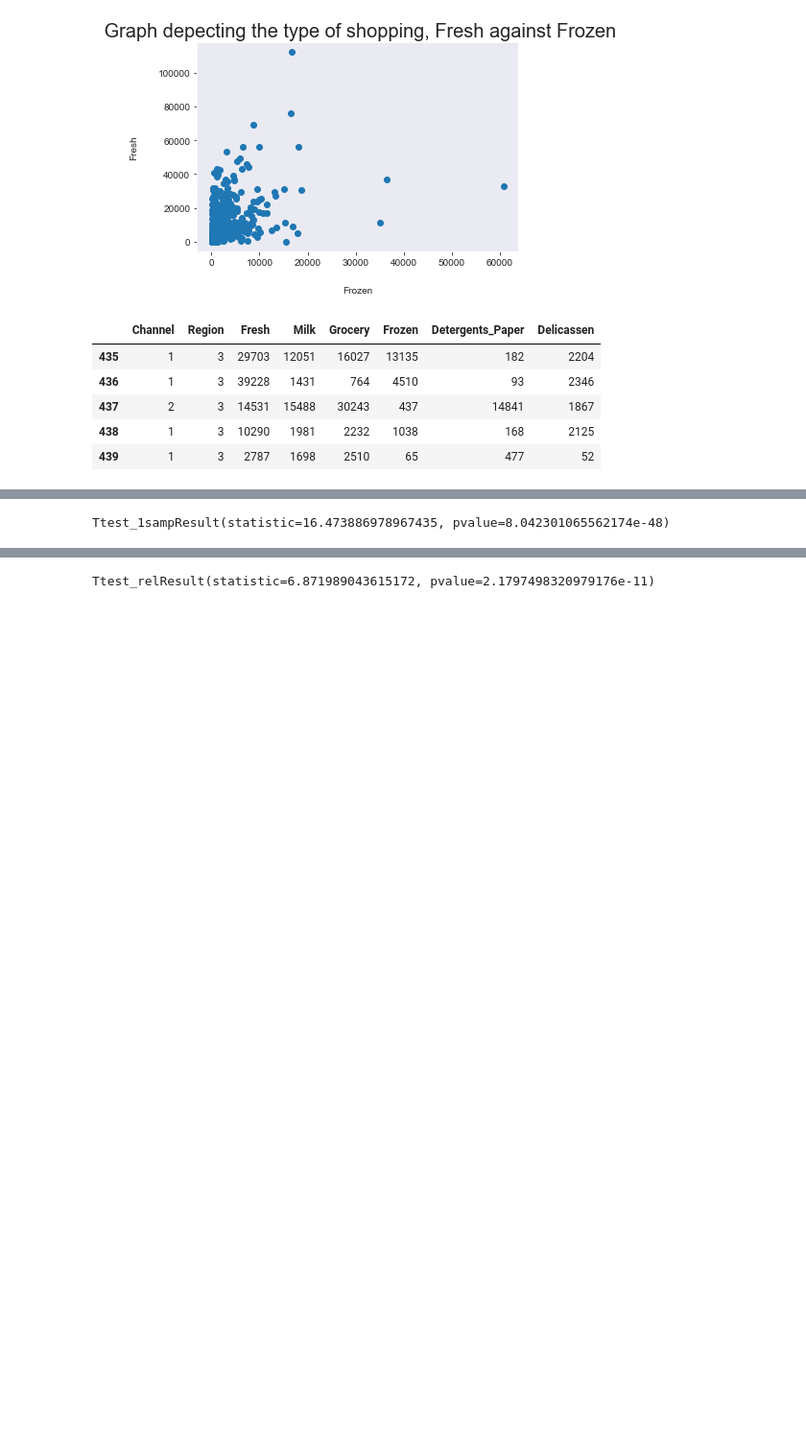
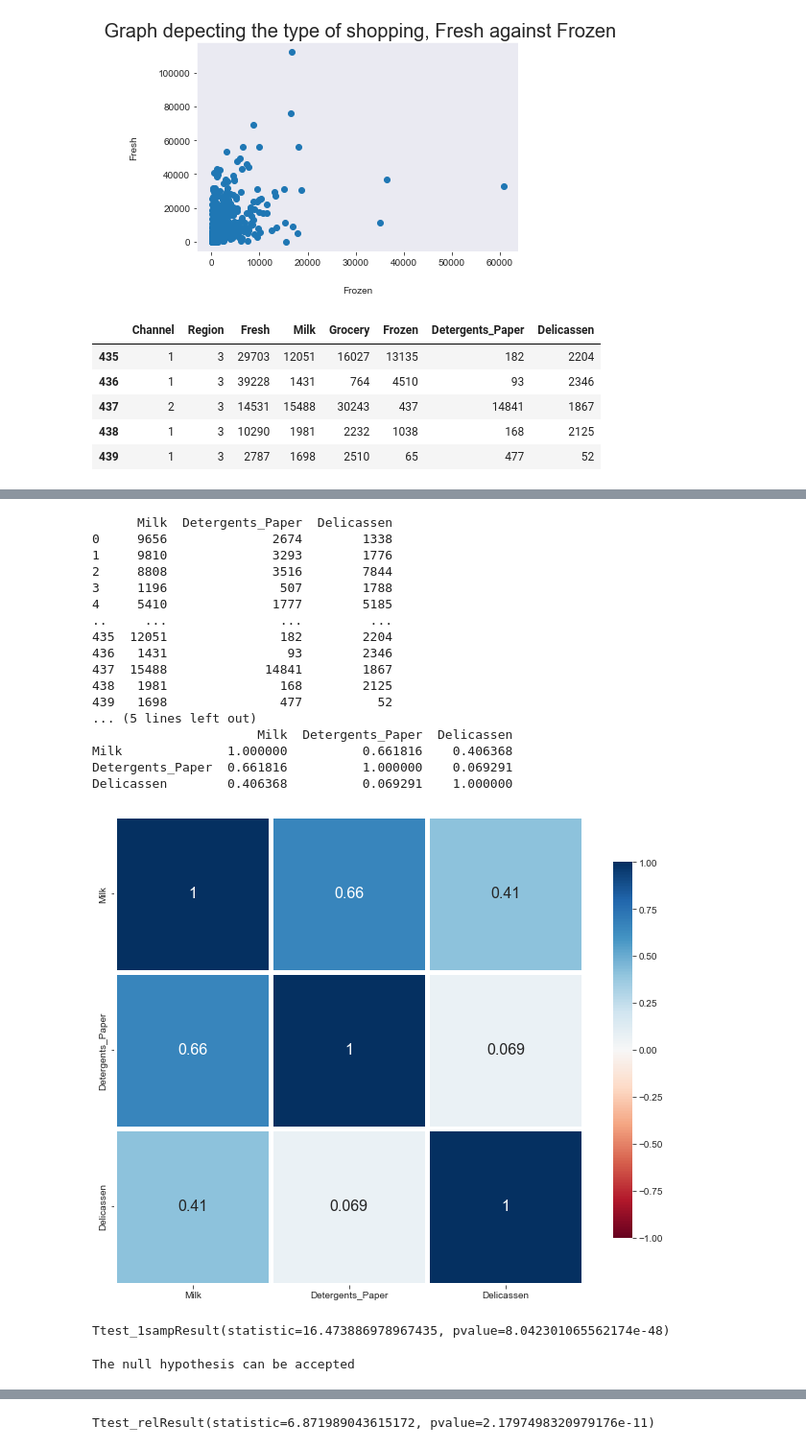
Before and after one commit to Wolfman614/Jupyter-NB, a Jupyter notebook: DAv test sample.ipynb, the cells around one changed output, grey strips where cells are left out. Shown at 96% size. Saved outputs shown, nothing was run; the diff lists cells and outputs as text; code cells hidden in the pictures; blank space fills up the shorter version.

```diff
--- a/DAv test sample.ipynb
+++ b/DAv test sample.ipynb
@@ -160,0 +111,52 @@ Delicassen        0.406368          0.069291    1.000000
+# %%
+#read in the shopping dataset
+dataset = pd.read_csv('shopping.csv')
+#Selecting feature columns
+df = pd.DataFrame(dataset, columns = ['Milk', 'Detergents_Paper', 'Delicassen'])
+print(df)
+
+#create a correlation matrix for all column sets except the target variable
+correlation = df.corr()
+print("\n")
+print("Pearson Standard Correlation Coefficient Matrix")
+print(correlation)
+print("\n")
+
+# Generate a mask for the upper triangle
+mask = np.triu(np.ones_like(correlation, dtype=bool))
+
+#Set up matplotlib figure
+f, ax = plt.subplots(figsize=(11, 9))
+
+#Set up a seaborn heatmap
+sns.set_style("white")
+
+# Generate a custom diverging colormap
+cmap = sns.diverging_palette(230, 20, as_cmap=True)
+
+# Draw the heatmap without the mask and correct aspect ratio
+heatmap = sns.heatmap(correlation, cmap='RdBu', vmin=-1, vmax=1, center=0,
+            square=True, linewidths=5, cbar_kws={"shrink": .8},
+            annot = True, annot_kws = {"size": 16})
+
+#Add ticks for labels
+sns.set_style({'xtick.bottom': True}, {'ytick.left': True})
+# %% [output]
+      Milk  Detergents_Paper  Delicassen
+0     9656              2674        1338
+1     9810              3293        1776
+2     8808              3516        7844
+3     1196               507        1788
+4     5410              1777        5185
+..     ...               ...         ...
+435  12051               182        2204
+436   1431                93        2346
+437  15488             14841        1867
+438   1981               168        2125
+439   1698               477          52
+... (5 lines left out)
+                      Milk  Detergents_Paper  Delicassen
+Milk              1.000000          0.661816    0.406368
+Detergents_Paper  0.661816          1.000000    0.069291
+Delicassen        0.406368          0.069291    1.000000
+[figure, added]
@@ -164,6 +176,18 @@ dataset = pd.read_csv('shopping.csv')
 stats.ttest_1samp(dataset['Milk'],0)
 # %% [output]
 Ttest_1sampResult(statistic=16.473886978967435, pvalue=8.042301065562174e-48)
+# %%
+alpha = 0.05
+pvalue = 8.042301065562174e-48
+
+
+if pvalue > alpha:
+    print("TRUE!!!")
+    print("The null hypothesis can be rejected")
+else:
+    print("The null hypothesis can be accepted")
+# %% [output]
+The null hypothesis can be accepted
 # %%
 #Two values are found in the output:
 #tvalue = 16.4738 (4 decimal places)
```
Also changed, not shown: parts of 17 cells of this notebook.
